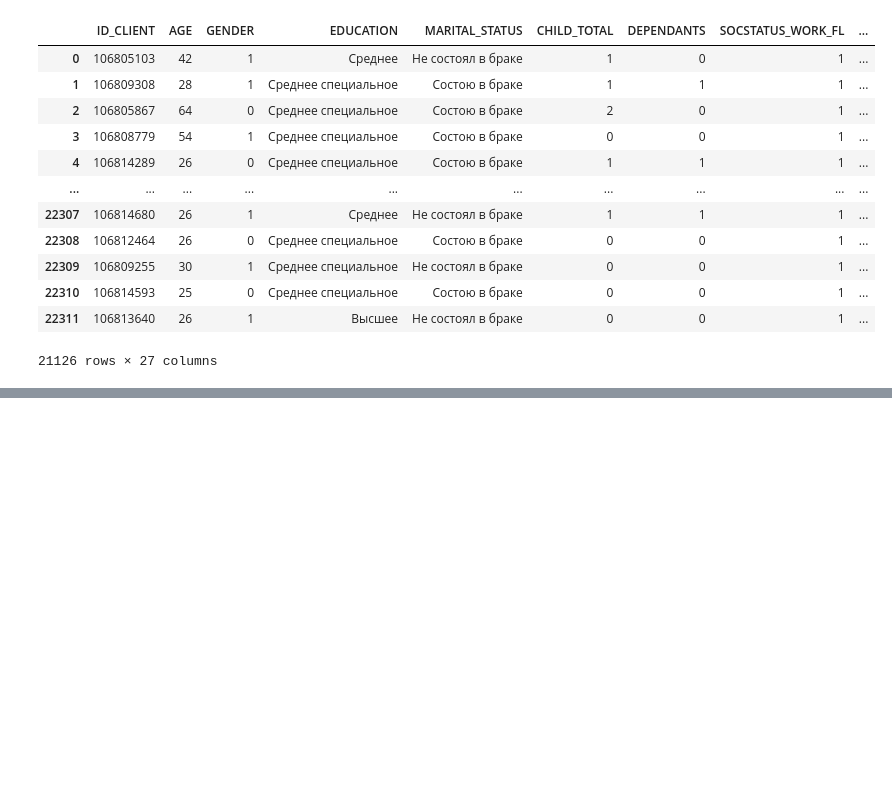
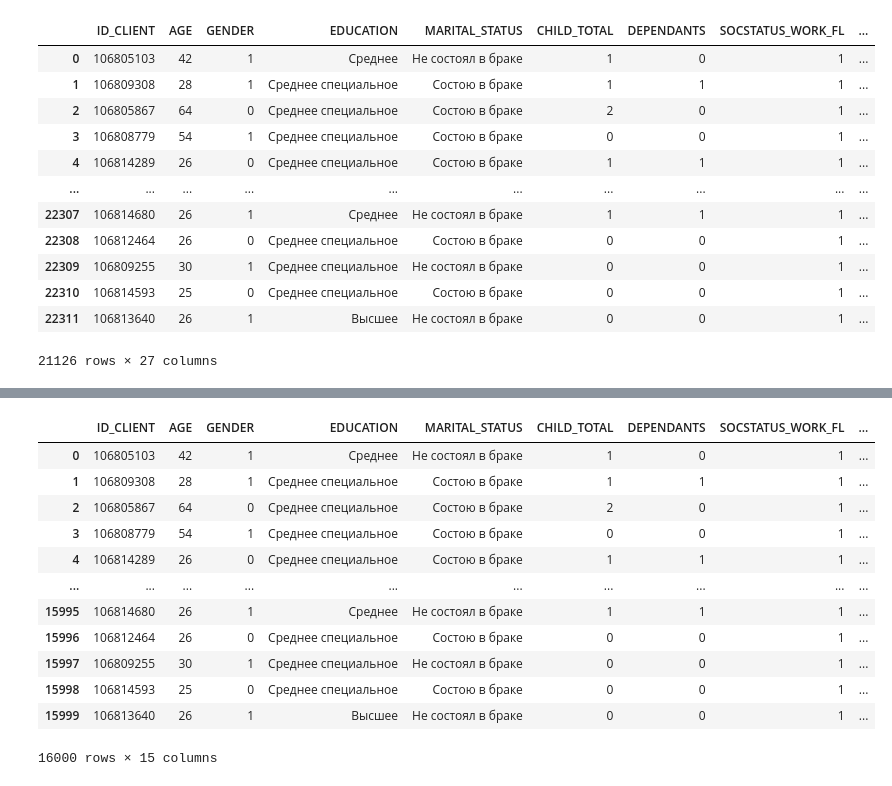
Before and after one commit to TransGaz/linear_models, a Jupyter notebook: HomeTask_hw_05_part1.ipynb, the cells around one changed output, grey strips where cells are left out. Cells and saved outputs as stored; diff of their text form; code cells hidden in the pictures; blank space fills up the shorter version.

```diff
--- a/HomeTask_hw_05_part1.ipynb
+++ b/HomeTask_hw_05_part1.ipynb
@@ -551,0 +571,2 @@ df_clients.to_csv('datasets/bank_clients_clean.csv')
+# %%
+df_loan_total = df_loan.merge(df_close_loans, on='ID_LOAN', how='outer')
@@ -551,0 +591,9 @@ df_clients.to_csv('datasets/bank_clients_clean.csv')
+# %%
+# преобразование в df и присвоение новых имен колонкам
+loan_num_total = df_loan_total['ID_CLIENT'].value_counts()
+
+# преобразование в df и присвоение новых имен колонкам
+df_loan_num_total = pd.DataFrame(loan_num_total)
+df_loan_num_total = df_loan_num_total.reset_index()
+df_loan_num_total.columns = ['ID_CLIENT', 'LOAN_NUM_TOTAL']
+df_loan_num_total
@@ -551,0 +669,17 @@ df_clients.to_csv('datasets/bank_clients_clean.csv')
+# %%
+df_clients = df_clients.merge(df_loan_num_total, how='left', on='ID_CLIENT')
+df_clients
+# %% [output]
+|  | ID_CLIENT | AGE | GENDER | EDUCATION | MARITAL_STATUS | CHILD_TOTAL | DEPENDANTS | SOCSTATUS_WORK_FL | ... |
+| 0 | 106805103 | 42 | 1 | Среднее | Не состоял в браке | 1 | 0 | 1 | ... |
+| 1 | 106809308 | 28 | 1 | Среднее специальное | Состою в браке | 1 | 1 | 1 | ... |
+| 2 | 106805867 | 64 | 0 | Среднее специальное | Состою в браке | 2 | 0 | 1 | ... |
+| 3 | 106808779 | 54 | 1 | Среднее специальное | Состою в браке | 0 | 0 | 1 | ... |
+| 4 | 106814289 | 26 | 0 | Среднее специальное | Состою в браке | 1 | 1 | 1 | ... |
+| ... | ... | ... | ... | ... | ... | ... | ... | ... | ... |
+| 15995 | 106814680 | 26 | 1 | Среднее | Не состоял в браке | 1 | 1 | 1 | ... |
+| 15996 | 106812464 | 26 | 0 | Среднее специальное | Состою в браке | 0 | 0 | 1 | ... |
+| 15997 | 106809255 | 30 | 1 | Среднее специальное | Не состоял в браке | 0 | 0 | 1 | ... |
+| 15998 | 106814593 | 25 | 0 | Среднее специальное | Состою в браке | 0 | 0 | 1 | ... |
+| 15999 | 106813640 | 26 | 1 | Высшее | Не состоял в браке | 0 | 0 | 1 | ... |
+16000 rows × 15 columns
```
Also changed, not shown: parts of 26 cells of this notebook, 1 other file.
